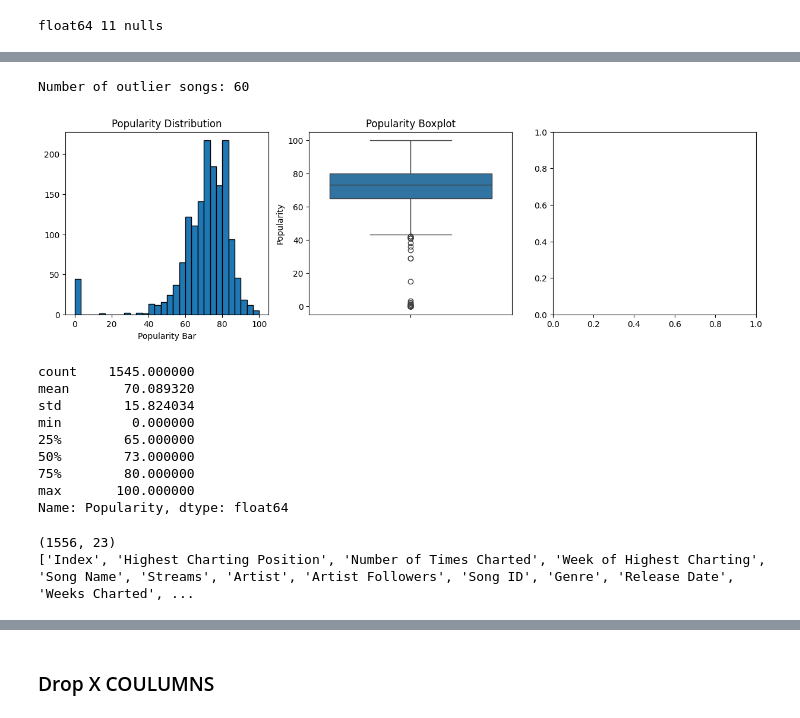
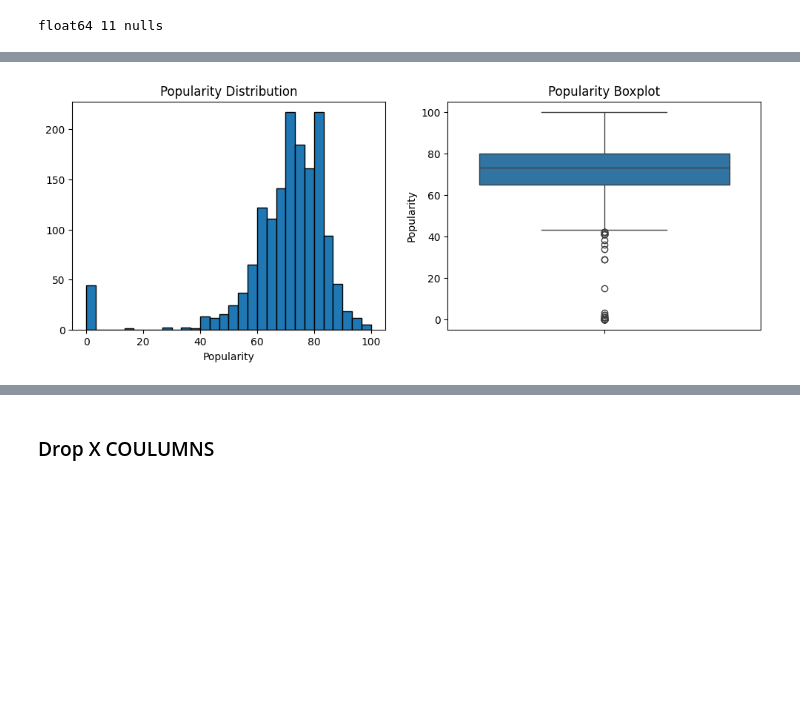
Before and after one commit to cyeef/Data-Science-Portfolio-C21-, a Jupyter notebook: Projects/Project-4/Spotify.Description.for.Students.ipynb, the cells around one changed output, grey strips where cells are left out. Drawn from its saved outputs; the diff is of its cells as text; code cells hidden in the pictures; blank space fills up the shorter version.

Commit message:
Created using Colab CONTINUE WITH MARK UP ON THURSDAY

```diff
--- a/Projects/Project-4/Spotify.Description.for.Students.ipynb
+++ b/Projects/Project-4/Spotify.Description.for.Students.ipynb
@@ -424,41 +525,16 @@ float64 11 nulls
 # %%
 # Check distribution of 'Popularity'
-fig, axes = plt.subplots(1, 3, figsize=(15, 4))
+import seaborn as sns
+
+fig, axes = plt.subplots(1, 2, figsize=(12, 4))
 
 # Histogram
 axes[0].hist(df['Popularity'].dropna(), bins=30, edgecolor='black')
 axes[0].set_title('Popularity Distribution')
-axes[0].set_xlabel('Popularity Bar')
+axes[0].set_xlabel('Popularity')
 
 # Boxplot
 sns.boxplot(y=df['Popularity'], ax=axes[1])
-axes[1].set_title('Popularity Boxplot')
-
-# Check for outliers using IQR
-Q1 = df['Popularity'].quantile(0.25)
-Q3 = df['Popularity'].quantile(0.75)
-IQR = Q3 - Q1
-outliers = df[(df['Popularity'] < Q1 - 1.5*IQR) | (df['Popularity'] > Q3 + 1.5*IQR)]
-print(f"Number of outlier songs: {len(outliers)}")
+axes[1].set_title('Popularity Boxplot');
 # %% [output]
-Number of outlier songs: 60
-[figure, old version]
+[figure, new version]
-# %%
-# DESCRIBE
-print(df['Popularity'].describe())
-# %% [output]
-count    1545.000000
-mean       70.089320
-std        15.824034
-min         0.000000
-25%        65.000000
-50%        73.000000
-75%        80.000000
-max       100.000000
-Name: Popularity, dtype: float64
-# %%
-print(df.shape)
-print(df.columns.tolist())
-# %% [output]
-(1556, 23)
-['Index', 'Highest Charting Position', 'Number of Times Charted', 'Week of Highest Charting', 'Song Name', 'Streams', 'Artist', 'Artist Followers', 'Song ID', 'Genre', 'Release Date', 'Weeks Charted', ...
```
Also changed, not shown: parts of 59 cells of this notebook.
